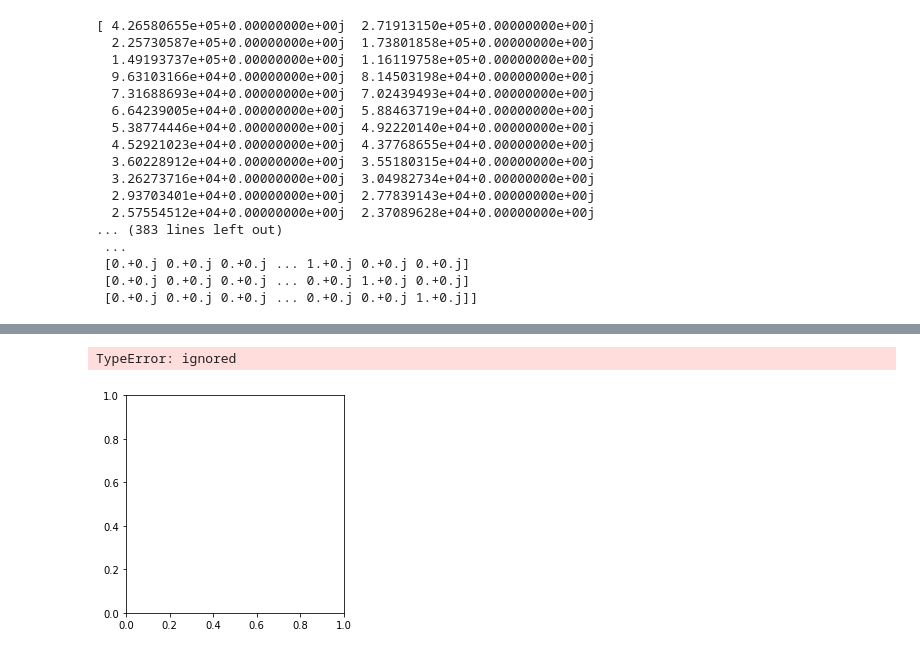
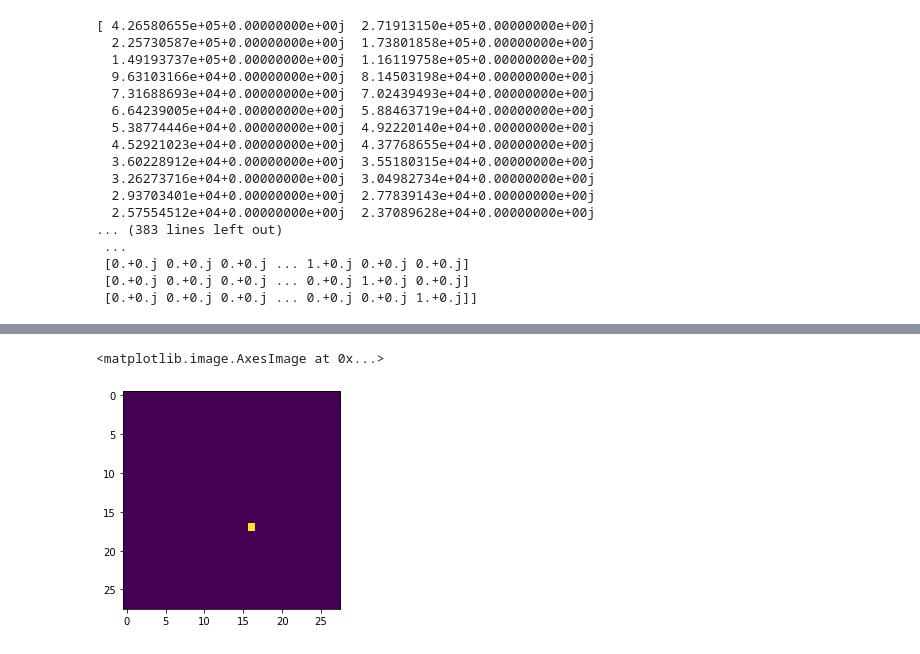
Before and after one commit to vivek6311/Artificial-Intelligence-with-Python, a Jupyter notebook: ML_1_Assignment_3.ipynb, the cells around one changed output, grey strips where cells are left out. Cells and saved outputs as stored; diff of their text form; code cells hidden in the pictures.

```diff
--- a/ML_1_Assignment_3.ipynb
+++ b/ML_1_Assignment_3.ipynb
@@ -191,5 +148,6 @@ print(E_vectors)
 # %%
 order = np.argsort(E_values)[::-1]
 Arranged_Vectors=E_vectors[order]
-Arranged_Vectors
+final=Arranged_Vectors[:3,:]
+final.shape
 # %% [output]
@@ -215,3 +158,4 @@ array([[0.+0.j, 0.+0.j, 0.+0.j, ..., 0.+0.j, 0.+0.j, 0.+0.j],
 # %%
-final=np.matmul(B,Arranged_Vectors.T)
-final
+#final=np.matmul(B,Arranged_Vectors.T)
+#final.shape
+v1=final[0].reshape(28,28)
@@ -236,8 +162,7 @@ array([[ -82.96+0.j,  102.98+0.j],
-# %%
-plt.imshow(final[0,1])
-# %% [output]
-TypeError: ignored
-[figure, removed]
 # %%
 import matplotlib.pyplot as plt
 import matplotlib.image as mpimg
+plt.imshow(np.real(v1))
+# %% [output]
+<matplotlib.image.AxesImage at 0x...>
+[figure, added]
```
Also changed, not shown: parts of 23 cells of this notebook.
